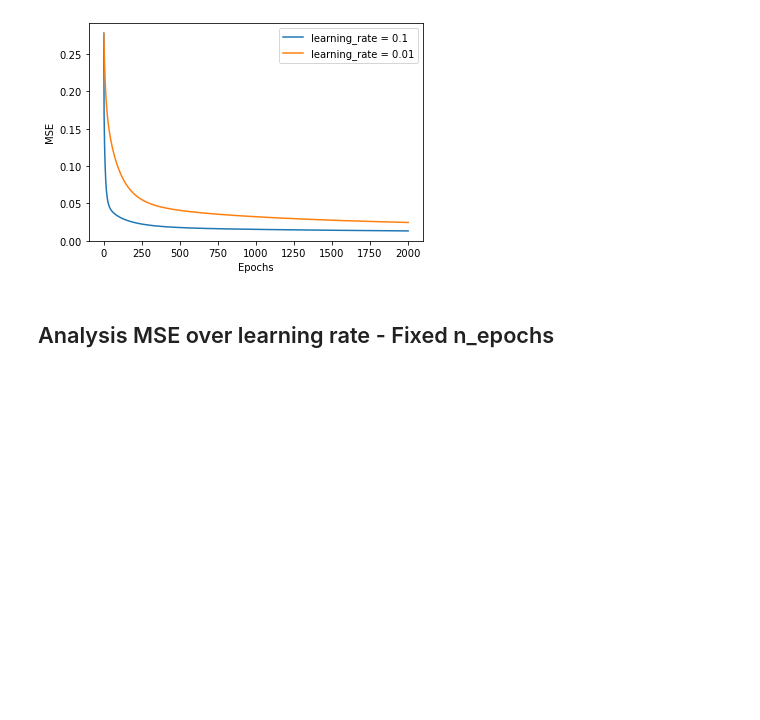
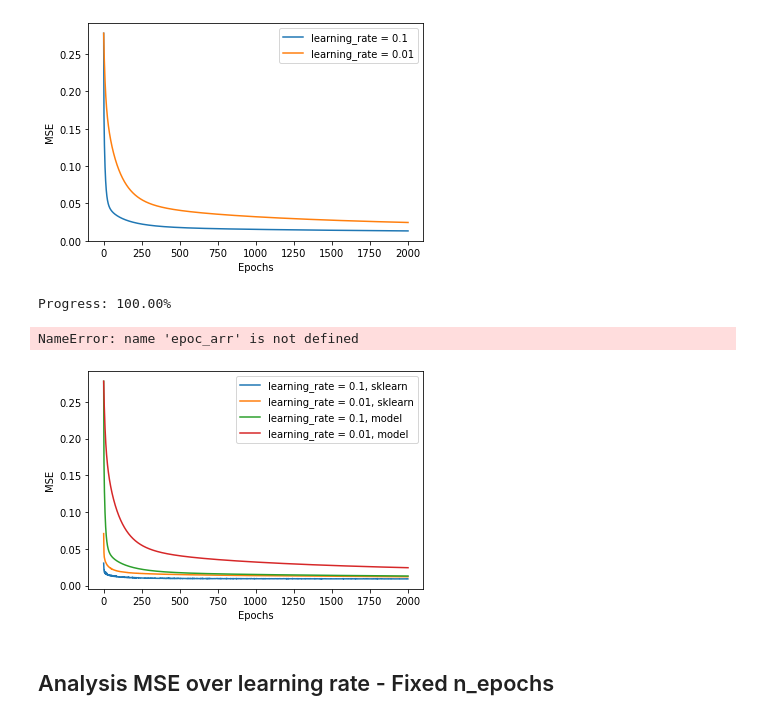
Before and after one commit to carlfre/FYS-STK3155-project-2, a Jupyter notebook: notebooks/gradient_descent_analysis.ipynb, the cells around one changed output. Saved outputs shown, nothing was run; the diff lists cells and outputs as text; code cells hidden in the pictures; blank space fills up the shorter version.

```diff
--- a/notebooks/gradient_descent_analysis.ipynb
+++ b/notebooks/gradient_descent_analysis.ipynb
@@ -75,6 +75,55 @@ plt.legend()
 plt.show()
 # %% [output]
 [figure]
+# %%
+import sklearn.linear_model as skl
+from sklearn.metrics import mean_squared_error
+
+# SKlearn implementation of the same model, with learning rate 0.1 and 0.01
+
+epochs = 2000
+lr1 = 0.1
+lr2 = 0.01
+
+MSE1 = []
+MSE2 = []
+
+progress = 0
+
+for e in range(1, epochs + 1):
+    progress += 100/epochs
+    print(f"Progress: {progress:.2f}%", end="\r")
+    mod1 = skl.SGDRegressor(loss="squared_error", max_iter=e, tol=None, learning_rate="invscaling", eta0=lr1)
+    mod2 = skl.SGDRegressor(loss="squared_error", max_iter=e, tol=None, learning_rate="invscaling", eta0=lr2)
+    mod1.fit(X_train, z_train)
+    mod2.fit(X_train, z_train)
+    z_pred1 = mod1.predict(X_test)
+    z_pred2 = mod2.predict(X_test)
+    MSE1.append(mean_squared_error(z_test, z_pred1))
+    MSE2.append(mean_squared_error(z_test, z_pred2))
+
+plt.plot(epoc_arr, MSE1, label=f"learning_rate = {lr1}")
+plt.plot(epoc_arr, MSE2, label=f"learning_rate = {lr2}")
+plt.xlabel("Epochs")
+plt.ylabel("MSE")
+plt.legend()
+plt.show()
+# %% [output]
+Progress: 100.00%
+NameError: name 'epoc_arr' is not defined
+# %%
+plt.plot(epoc_arr[:-1], MSE1, label=f"learning_rate = {lr1}, sklearn")
+plt.plot(epoc_arr[:-1], MSE2, label=f"learning_rate = {lr2}, sklearn")
+plt.plot(epoc_arr, MSE_test1, label=f"learning_rate = {lr1}, model")
+plt.plot(epoc_arr, MSE_test2, label=f"learning_rate = {lr2}, model")
+# plt.plot(epoc_arr, MSE_train1, label=f"learning_rate_train = {lr1}")
+# plt.plot(epoc_arr, MSE_train2, label=f"learning_rate_train = {lr2}")
+plt.xlabel("Epochs")
+plt.ylabel("MSE")
+plt.legend()
+plt.show()
+# %% [output]
+[figure, added]
 # %% [markdown]
 ## Analysis MSE over learning rate - Fixed n_epochs
 # %%
```
Also changed, not shown: parts of 12 cells of this notebook.
